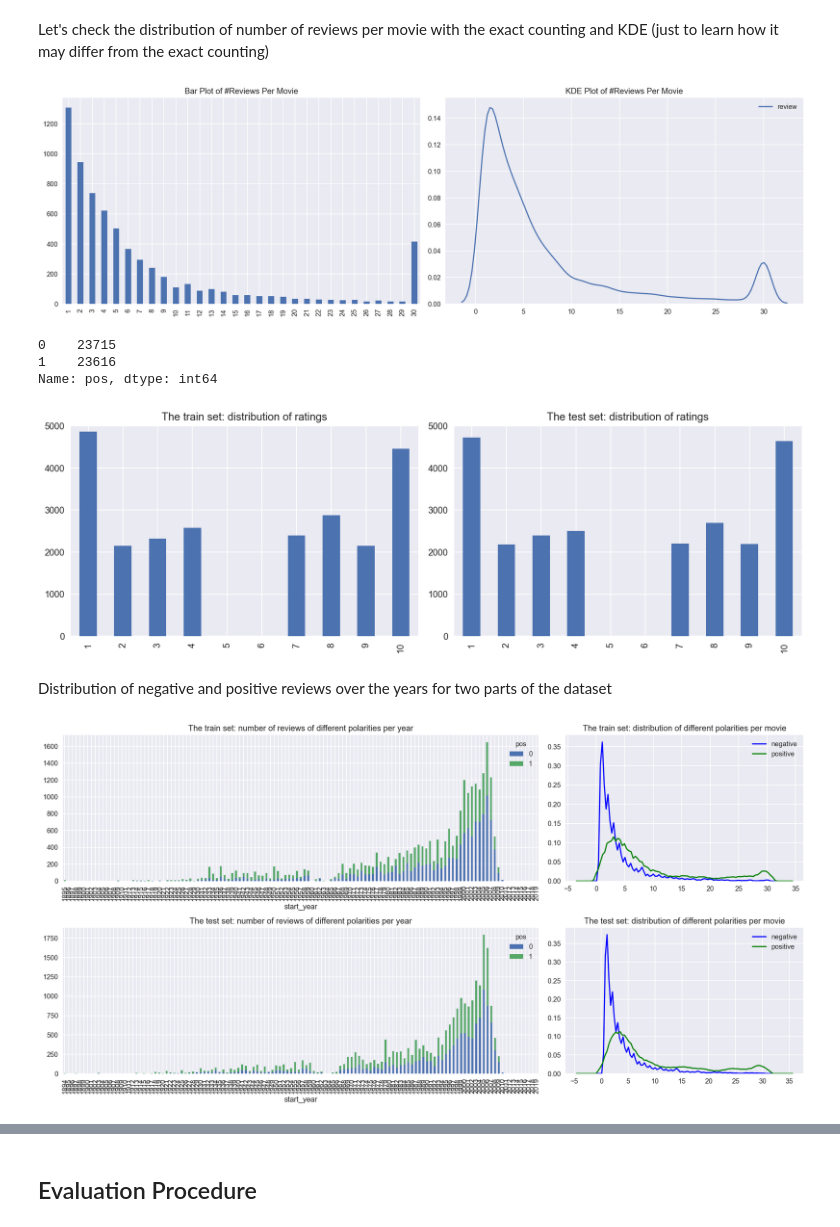
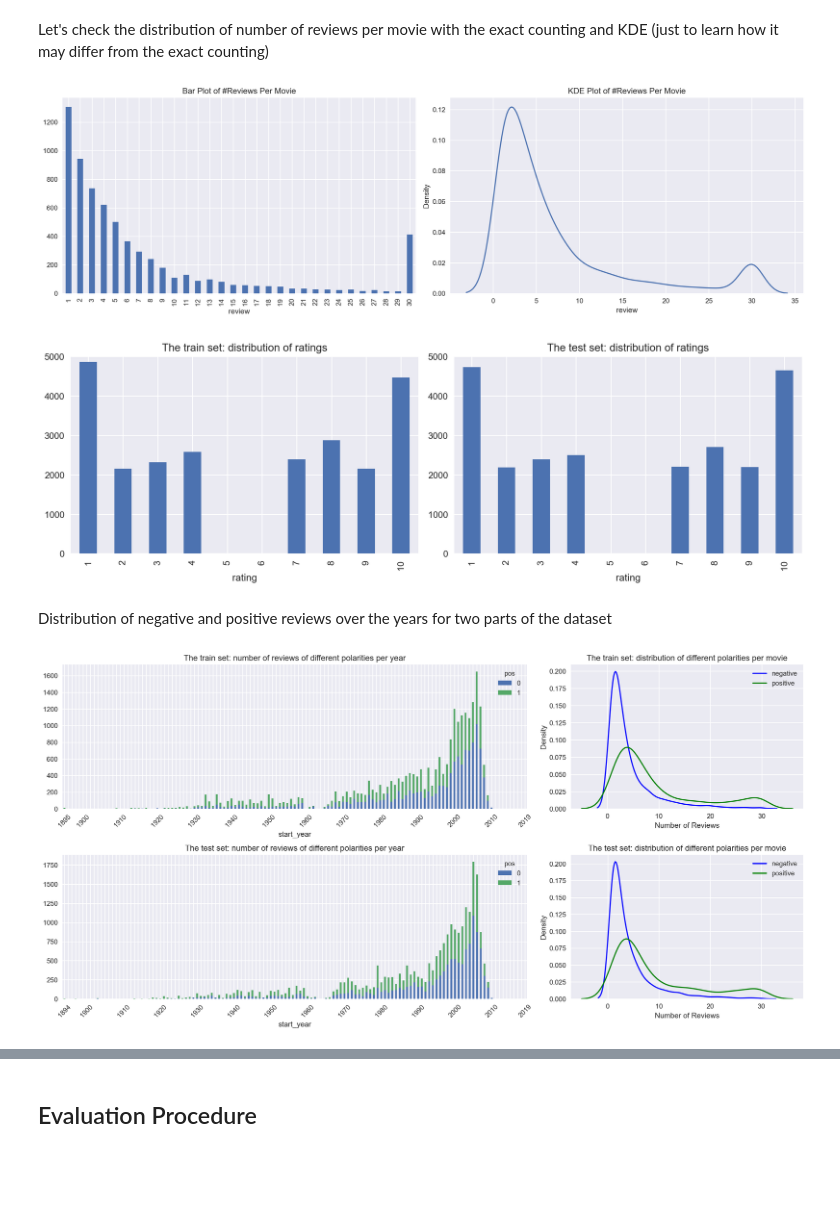
Before and after one commit to IMMontoya/sentiment_analysis_with_natural_language_processing, a Jupyter notebook: nlp_analysis_movie_reviews.ipynb, the cells around one changed output, grey strips where cells are left out. Drawn from its saved outputs; the diff is of its cells as text; code cells hidden in the pictures; blank space fills up the shorter version.

```diff
--- a/nlp_analysis_movie_reviews.ipynb
+++ b/nlp_analysis_movie_reviews.ipynb
@@ -29,4 +36,7 @@ tqdm.pandas()
 # %% [markdown]
 ## Load Data
 # %%
-df_reviews = pd.read_csv('/datasets/imdb_reviews.tsv', sep='\t', dtype={'votes': 'Int64'})
+try:
+    df_reviews = pd.read_csv('/datasets/imdb_reviews.tsv', sep='\t', dtype={'votes': 'Int64'})
+except:
+    df_reviews = pd.read_csv('data/imdb_reviews.tsv', sep='\t', dtype={'votes': 'Int64'})
@@ -85,13 +158,7 @@ ax.set_title('KDE Plot of #Reviews Per Movie')
 
 fig.tight_layout()
 # %% [output]
-[figure, old version]
+[figure, new version]
-# %%
-df_reviews['pos'].value_counts()
-# %% [output]
-0    23715
-1    23616
-Name: pos, dtype: int64
 # %%
 fig, axs = plt.subplots(1, 2, figsize=(12, 4))
 
@@ -111,44 +178,87 @@ ax.set_title('The test set: distribution of ratings')
 
 fig.tight_layout()
 # %% [output]
-[figure, old version]
+[figure, new version]
 # %% [markdown]
 Distribution of negative and positive reviews over the years for two parts of the dataset
 # %%
+warnings.filterwarnings("ignore", category=UserWarning)
+
 fig, axs = plt.subplots(2, 2, figsize=(16, 8), gridspec_kw=dict(width_ratios=(2, 1), height_ratios=(1, 1)))
 
-ax = axs[0][0]
+ax = axs[0][0] # top left
 
 dft = df_reviews.query('ds_part == "train"').groupby(['start_year', 'pos'])['pos'].count().unstack()
 dft.index = dft.index.astype('int')
 dft = dft.reindex(index=np.arange(dft.index.min(), max(dft.index.max(), 2020))).fillna(0)
 dft.plot(kind='bar', stacked=True, ax=ax)
 ax.set_title('The train set: number of reviews of different polarities per year')
 
-ax = axs[0][1]
+### Highlight every ten years for visibility ###
+# Calculate the range of years
+start_year = dft.index.min()
+end_year = dft.index.max()
+
+# Select only every ten years
+every_ten_years = np.arange(start_year, end_year + 1, 10)
+
+# Set the xticks and xticklabels
+ax.set_xticks(np.arange(len(dft.index)))
+ax.set_xticklabels(dft.index, rotation=45)  # Rotate labels for better readability
+# Highlight every ten years for visibility and include the end year
+for label in ax.get_xticklabels():
+    year = int(label.get_text())
+    if year % 10 != 0 and year != end_year and year != start_year:
+        label.set_visible(False)
+
+
+ax = axs[0][1] # top right
 
 dft = df_reviews.query('ds_part == "train"').groupby(['tconst', 'pos'])['pos'].count().unstack()
 sns.kdeplot(dft[0], color='blue', label='negative', kernel='epa', ax=ax)
 sns.kdeplot(dft[1], color='green', label='positive', kernel='epa', ax=ax)
 ax.legend()
 ax.set_title('The train set: distribution of different polarities per movie')
+ax.set_ylabel('Density')
+ax.set_xlabel('Number of Reviews')
 
-ax = axs[1][0]
+ax = axs[1][0] # bottom left
 
 dft = df_reviews.query('ds_part == "test"').groupby(['start_year', 'pos'])['pos'].count().unstack()
 dft.index = dft.index.astype('int')
 dft = dft.reindex(index=np.arange(dft.index.min(), max(dft.index.max(), 2020))).fillna(0)
 dft.plot(kind='bar', stacked=True, ax=ax)
 ax.set_title('The test set: number of reviews of different polarities per year')
 
-ax = axs[1][1]
+### Highlight every ten years for visibility ###
+# Calculate the range of years
+start_year = dft.index.min()
+end_year = dft.index.max()
+
+# Select only every ten years
+every_ten_years = np.arange(start_year, end_year + 1, 10)
+
+# Set the xticks and xticklabels
+ax.set_xticks(np.arange(len(dft.index)))
+ax.set_xticklabels(dft.index, rotation=45)  # Rotate labels for better readability
+# Highlight every ten years for visibility and include the end year
+for label in ax.get_xticklabels():
+    year = int(label.get_text())
+    if year % 10 != 0 and year != end_year and year != start_year:
+        label.set_visible(False)
+
+ax = axs[1][1] # bottom right
 
 dft = df_reviews.query('ds_part == "test"').groupby(['tconst', 'pos'])['pos'].count().unstack()
 sns.kdeplot(dft[0], color='blue', label='negative', kernel='epa', ax=ax)
 sns.kdeplot(dft[1], color='green', label='positive', kernel='epa', ax=ax)
 ax.legend()
 ax.set_title('The test set: distribution of different polarities per movie')
+ax.set_ylabel('Density')
+ax.set_xlabel('Number of Reviews')
 
 fig.tight_layout()
+
+warnings.filterwarnings("default", category=UserWarning)
 # %% [output]
-[figure, old version]
+[figure, new version]
```
Also changed, not shown: parts of 7 cells of this notebook.
